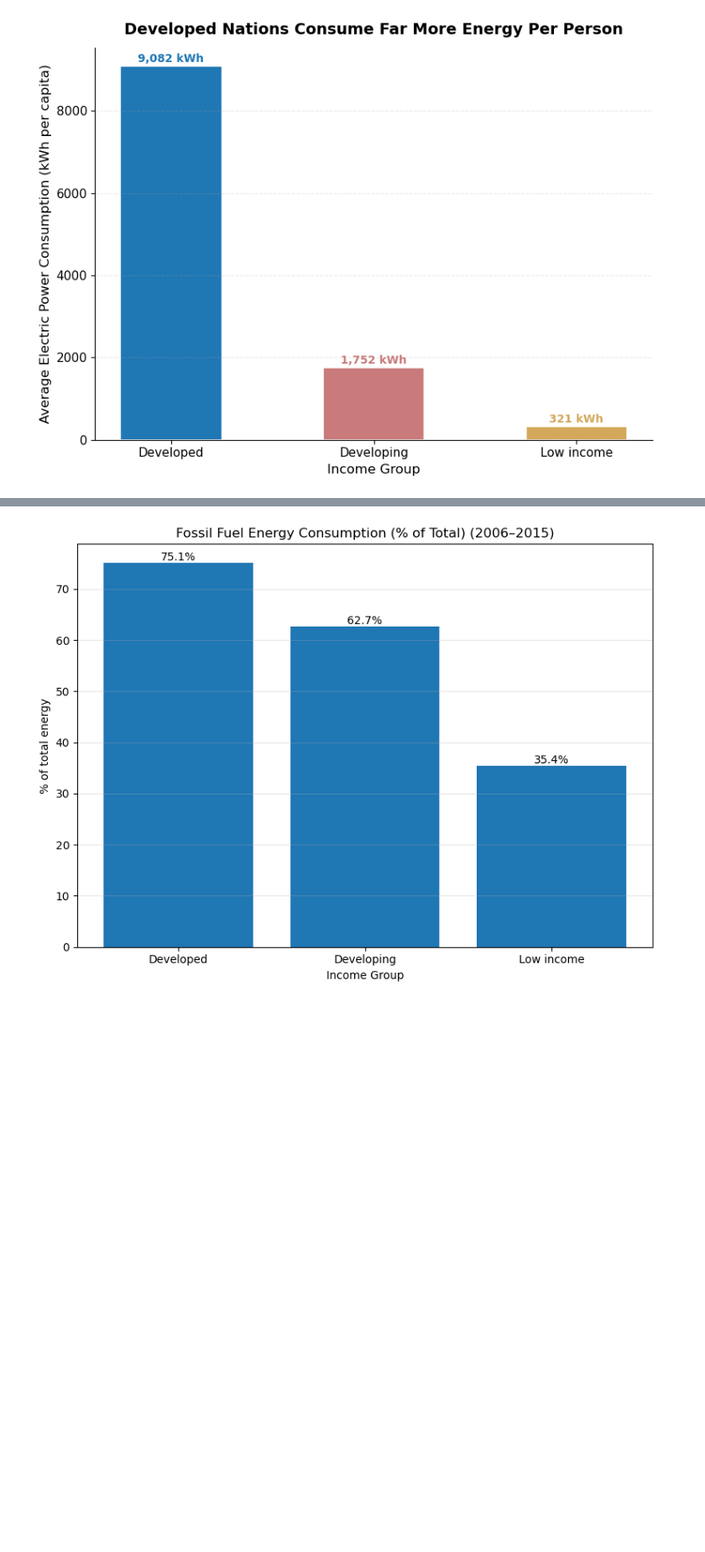
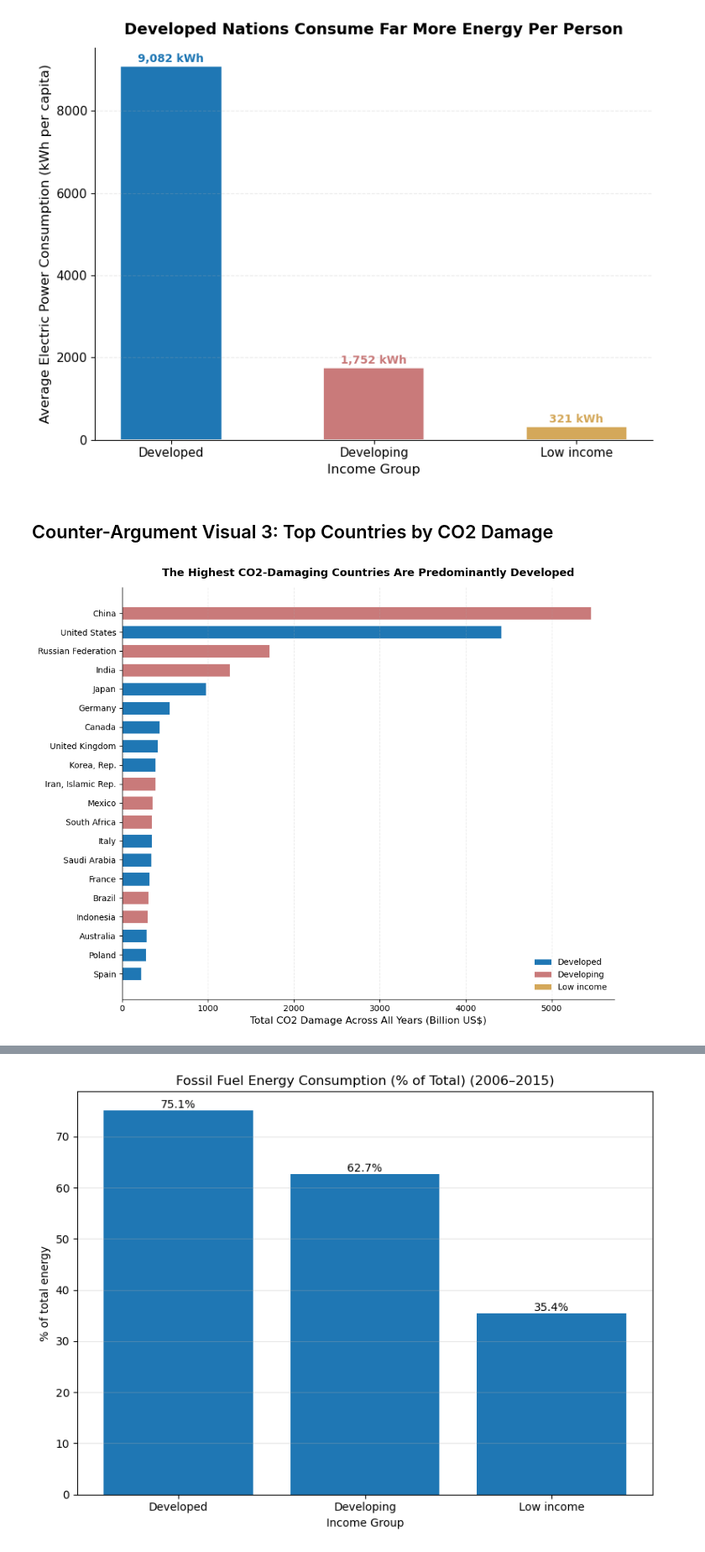
Before and after one commit to matthewviray/dsc106-proj2, a Jupyter notebook: project_2_outline.ipynb, the cells around one changed output, grey strips where cells are left out. Shown at 84% size. Drawn from its saved outputs; the diff is of its cells as text; code cells hidden in the pictures; blank space fills up the shorter version.

```diff
--- a/project_2_outline.ipynb
+++ b/project_2_outline.ipynb
@@ -489,3 +489,73 @@ plt.tight_layout()
 plt.show()
 # %% [output]
 [figure]
+# %% [markdown]
+## Counter-Argument Visual 3: Top Countries by CO2 Damage
+# %%
+import pandas as pd
+import matplotlib.pyplot as plt
+from matplotlib.patches import Patch
+
+meta_subset = meta_df[['Country Code', 'IncomeGroup']].copy()
+merged_all = env_df.merge(meta_subset, on='Country Code', how='left')
+
+def classify_income(group):
+    if pd.isna(group):
+        return None
+    if group == 'High income':
+        return 'Developed'
+    elif group in ['Upper middle income', 'Lower middle income']:
+        return 'Developing'
+    elif group == 'Low income':
+        return 'Low income'
+    else:
+        return None
+
+merged_all['DevelopmentStatus'] = merged_all['IncomeGroup'].apply(classify_income)
+abs_col = 'average_value_Adjusted savings: carbon dioxide damage (current US$)'
+
+df_c = merged_all[['Country Name', 'DevelopmentStatus', abs_col]].copy()
+df_c[abs_col] = pd.to_numeric(df_c[abs_col], errors='coerce')
+df_c = df_c.dropna(subset=['DevelopmentStatus', abs_col])
+
+# Sum CO2 damage across all years per country (total historical contribution)
+# then rank and take top 20
+country_totals = (
+    df_c.groupby(['Country Name', 'DevelopmentStatus'])[abs_col]
+    .sum()
+    .reset_index()
+    .rename(columns={abs_col: 'total_co2'})
+    .sort_values('total_co2', ascending=False)
+    .head(20)
+    .sort_values('total_co2', ascending=True)
+)
+country_totals['total_co2_B'] = country_totals['total_co2'] / 1e9
+
+color_map = {'Developed': '#1f77b4', 'Developing': '#c97a7a', 'Low income': '#d4a85a'}
+bar_colors = [color_map.get(s, '#cccccc') for s in country_totals['DevelopmentStatus']]
+
+fig, ax = plt.subplots(figsize=(10, 8))
+fig.patch.set_facecolor('white')
+ax.set_facecolor('white')
+
+ax.barh(country_totals['Country Name'], country_totals['total_co2_B'],
+        color=bar_colors, edgecolor='white', linewidth=0.8, height=0.7)
+
+ax.set_xlabel('Total CO2 Damage Across All Years (Billion US$)', fontsize=12)
+ax.set_title('The Highest CO2-Damaging Countries Are Predominantly Developed',
+             fontsize=13, fontweight='bold', pad=14)
+ax.spines[['top', 'right']].set_visible(False)
+ax.tick_params(axis='both', labelsize=10)
+ax.grid(axis='x', alpha=0.25, linestyle='--')
+
+legend_elements = [
+    Patch(facecolor='#1f77b4', label='Developed'),
+    Patch(facecolor='#c97a7a', label='Developing'),
+    Patch(facecolor='#d4a85a', label='Low income'),
+]
+ax.legend(handles=legend_elements, fontsize=10, frameon=False, loc='lower right')
+
+plt.tight_layout()
+plt.show()
+# %% [output]
+[figure, added]
```
Also changed, not shown: parts of 15 cells of this notebook.
